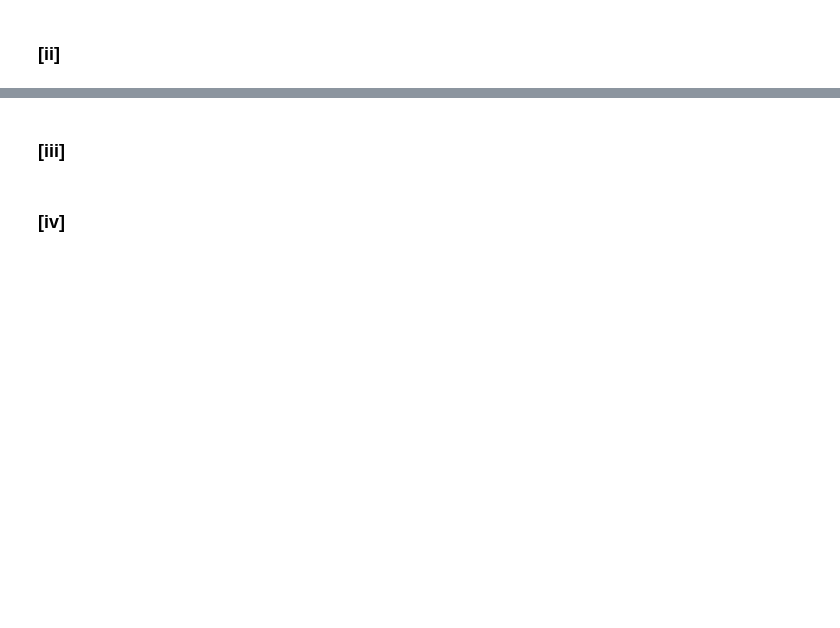
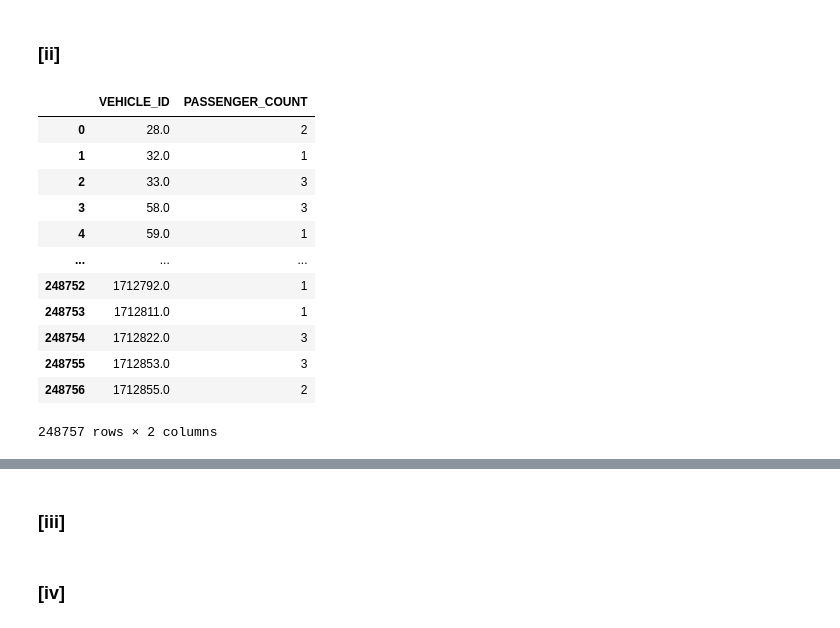
Before and after one commit to abdhashas/Data_mining_project, a Jupyter notebook: DM_HOMEWORK_1_BY_[عبدالرؤوف حسحس _طوني بطرس _عبد الله الزبداني].ipynb, the cells around one changed output, grey strips where cells are left out. Cells and saved outputs as stored; diff of their text form; code cells hidden in the pictures; blank space fills up the shorter version.

```diff
--- a/DM_HOMEWORK_1_BY_[عبدالرؤوف حسحس _طوني بطرس _عبد الله الزبداني].ipynb
+++ b/DM_HOMEWORK_1_BY_[عبدالرؤوف حسحس _طوني بطرس _عبد الله الزبداني].ipynb
@@ -1028,2 +1070,27 @@ trafficCrashesDf.to_csv('clean_data/traffic-crashes-normal-fill.csv',index=False
 # %% [markdown]
 ### [ii]
+# %%
+# calculating the number of pass without the driver
+
+passengers = traffic_crashes_people[(traffic_crashes_people['PERSON_TYPE'] != 'DRIVER') & (traffic_crashes_people['PERSON_TYPE'] != 'PEDESTRIAN')]
+
+passenger_count_per_vehicle = passengers.groupby('VEHICLE_ID').size().reset_index(name='PASSENGER_COUNT')
+
+# the reser_index converts the data into dataframe and renames the column
+# the size() function used to count the number of rows in each grouped by
+
+passenger_count_per_vehicle
+# %% [output]
+|  | VEHICLE_ID | PASSENGER_COUNT |
+| 0 | 28.0 | 2 |
+| 1 | 32.0 | 1 |
+| 2 | 33.0 | 3 |
+| 3 | 58.0 | 3 |
+| 4 | 59.0 | 1 |
+| ... | ... | ... |
+| 248752 | 1712792.0 | 1 |
+| 248753 | 1712811.0 | 1 |
+| 248754 | 1712822.0 | 3 |
+| 248755 | 1712853.0 | 3 |
+| 248756 | 1712855.0 | 2 |
+248757 rows × 2 columns
```
Also changed, not shown: parts of 26 cells of this notebook.
